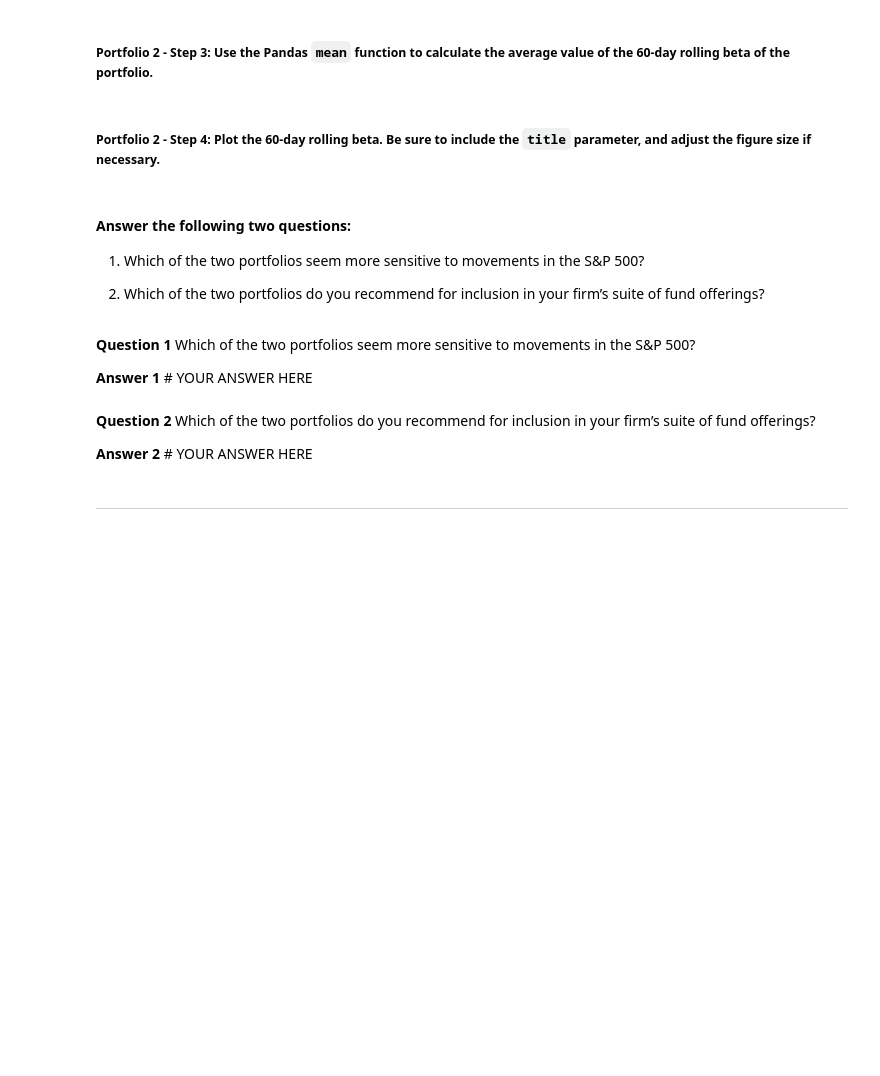
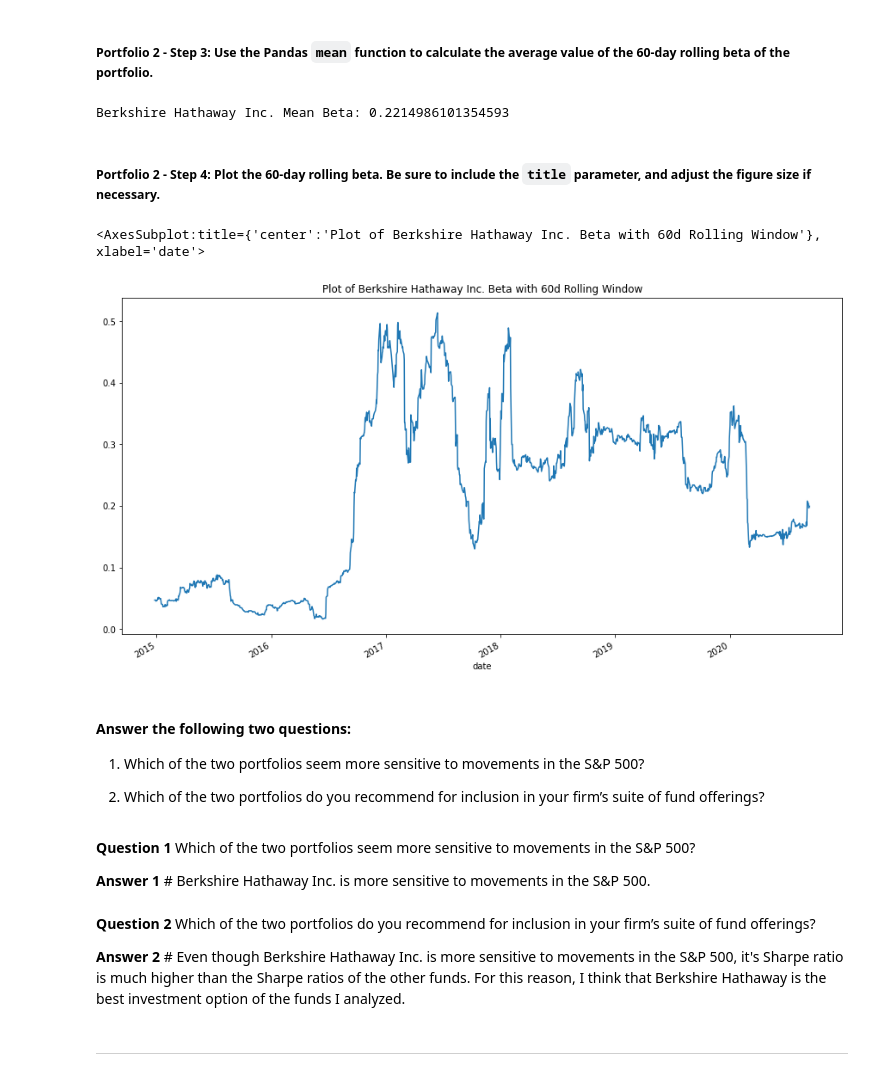
Before and after one commit to travispeska/gwu_fintech, a Jupyter notebook: module_4_challenge/risk_return_analysis.ipynb, the cells around one changed output. Cells and saved outputs as stored; diff of their text form; code cells hidden in the pictures; blank space fills up the shorter version.

Commit message:
Filled in Answer sections

```diff
--- a/module_4_challenge/risk_return_analysis.ipynb
+++ b/module_4_challenge/risk_return_analysis.ipynb
@@ -399,4 +427,5 @@ Name: S&P 500, dtype: float64
 # %%
 # Calculate the covariance using a 60-day rolling window
 # Review the last five rows of the covariance data
-# YOUR CODE HERE
+berkshire_sp500_covariance_series = daily_returns_df['BERKSHIRE HATHAWAY INC'].rolling(window=60).cov(daily_returns_df['S&P 500'])
+berkshire_sp500_covariance_series.tail()
@@ -405,4 +442,5 @@ Name: S&P 500, dtype: float64
 # %%
 # Calculate the beta based on the 60-day rolling covariance compared to the market (S&P 500)
 # Review the last five rows of the beta information
-# YOUR CODE HERE
+berkshire_beta = berkshire_sp500_covariance_series / sp500_rolling_60d_variance_series
+berkshire_beta.tail()
@@ -410,13 +456,19 @@ Name: S&P 500, dtype: float64
 ##### Portfolio 2 - Step 3: Use the Pandas `mean` function to calculate the average value of the 60-day rolling beta of the portfolio.
 # %%
 # Calculate the average of the 60-day rolling beta
-# YOUR CODE HERE
+berkshire_beta_mean = berkshire_beta.mean()
+print(f'Berkshire Hathaway Inc. Mean Beta: {berkshire_beta_mean}')
+# %% [output]
+Berkshire Hathaway Inc. Mean Beta: 0.2214986101354593
 # %% [markdown]
 ##### Portfolio 2 - Step 4: Plot the 60-day rolling beta. Be sure to include the `title` parameter, and adjust the figure size if necessary.
 # %%
 # Plot the rolling beta
 # Include a title parameter and adjust the figure size
-# YOUR CODE HERE
+berkshire_beta.plot(figsize=(15, 8), title='Plot of Berkshire Hathaway Inc. Beta with 60d Rolling Window', xlabel='date')
+# %% [output]
+<AxesSubplot:title={'center':'Plot of Berkshire Hathaway Inc. Beta with 60d Rolling Window'}, xlabel='date'>
+[figure, added]
 # %% [markdown]
 #### Answer the following two questions:
 
@@ -426,10 +478,10 @@ Name: S&P 500, dtype: float64
 # %% [markdown]
 **Question 1** Which of the two portfolios seem more sensitive to movements in the S&P 500?
 
-**Answer 1** # YOUR ANSWER HERE
+**Answer 1** # Berkshire Hathaway Inc. is more sensitive to movements in the S&P 500.
 # %% [markdown]
 **Question 2** Which of the two portfolios do you recommend for inclusion in your firm’s suite of fund offerings?
 
-**Answer 2** # YOUR ANSWER HERE
+**Answer 2** # Even though Berkshire Hathaway Inc. is more sensitive to movements in the S&P 500, it's Sharpe ratio is much higher than the Sharpe ratios of the other funds.  For this reason, I think that Berkshire Hathaway is the best investment option of the funds I analyzed.
 # %% [markdown]
 ---
```
Also changed, not shown: parts of 13 cells of this notebook.
